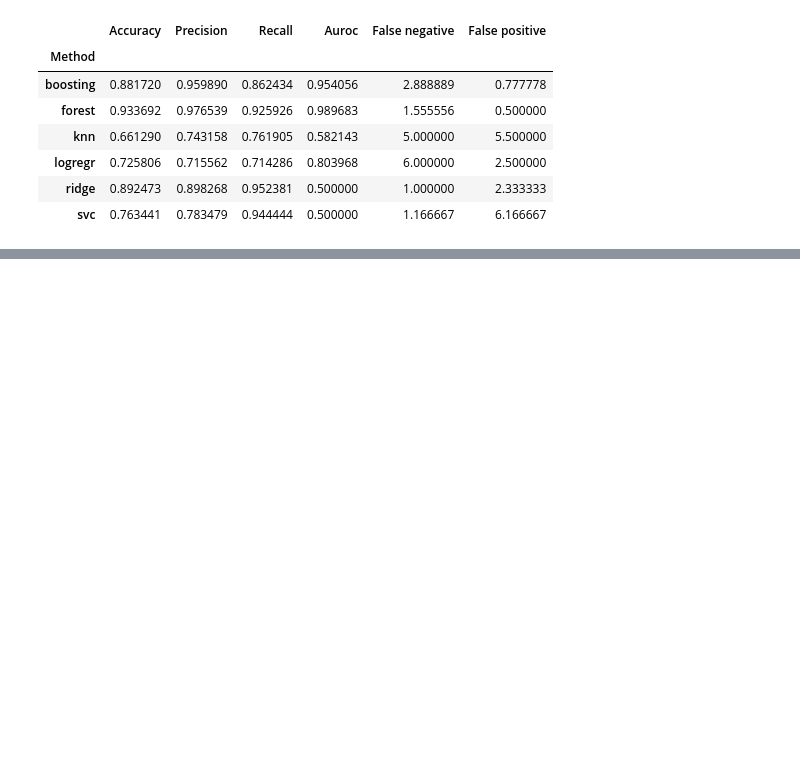
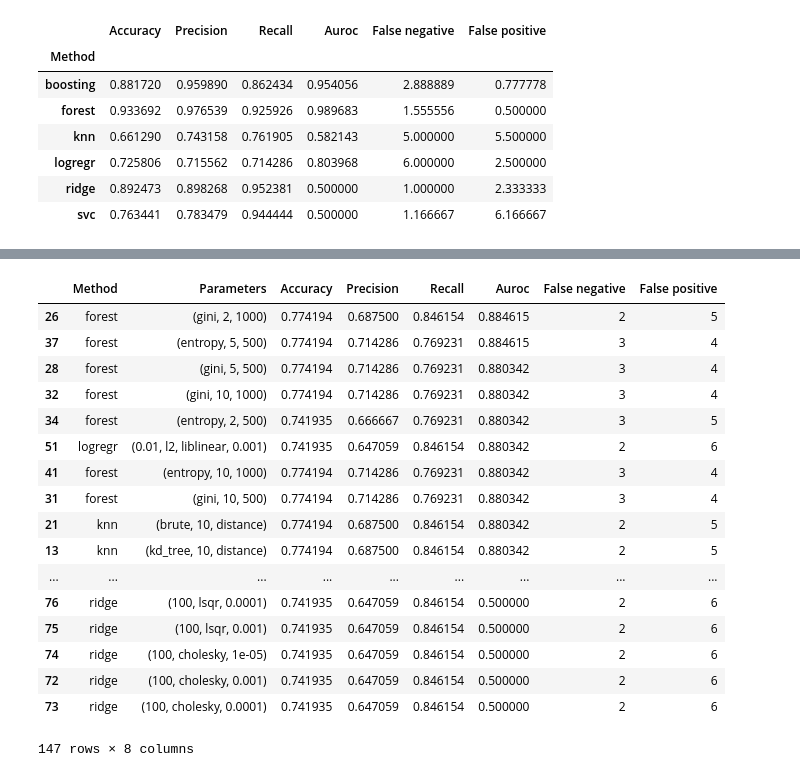
Before and after one commit to valfehr/Heart-Disease-Prediction, a Jupyter notebook: Heart capstone.ipynb, the cells around one changed output, grey strips where cells are left out. Cells and saved outputs as stored; diff of their text form; code cells hidden in the pictures; blank space fills up the shorter version.

```diff
--- a/Heart capstone.ipynb
+++ b/Heart capstone.ipynb
@@ -206,3 +224,5 @@ results.groupby('Method').mean()
 | logregr | 0.725806 | 0.715562 | 0.714286 | 0.803968 | 6.000000 | 2.500000 |
 | ridge | 0.892473 | 0.898268 | 0.952381 | 0.500000 | 1.000000 | 2.333333 |
 | svc | 0.763441 | 0.783479 | 0.944444 | 0.500000 | 1.166667 | 6.166667 |
+# %%
+best = ensemble.RandomForestClassifier(n_estimators=100, criterion='gini', max_depth=10)
@@ -208,0 +243,22 @@ results.groupby('Method').mean()
+# %%
+loo = LeaveOneOut()
+# %%
+results_2 = pd.DataFrame()
+for train_index, test_index in loo.split(X):
+
+    X_train, X_test = X[X.index.isin(train_index)], X[X.index.isin(test_index)]
+    y_train, y_test = y[y.index.isin(train_index)], y[y.index.isin(test_index)]
+
+    best.fit(X_train, y_train.values.ravel())
+    y_pred = best.predict(X_test)
+    #y_prob = best.predict_proba(X_test)[:,1] #More expensive
+
+    #Auroc = roc_auc_score(y_test, y_prob) #More expensive
+    #tn, fp, fn, tp = confusion_matrix(y_test, y_pred).ravel()
+    Accuracy = accuracy_score(y_test, y_pred)
+    #Precision = precision_score(y_test, y_pred)
+    #Recall = recall_score(y_test, y_pred)
+
+    df3 = pd.DataFrame([Accuracy], columns = ['Accuracy'])
+
+    results_2 = results_2.append(df3, ignore_index=True)
@@ -208,0 +271,2 @@ results.groupby('Method').mean()
+# %%
+results_scaled =  grid_search(X_train_scaled, X_test_scaled, y_train, y_test)
@@ -208,0 +308,21 @@ results.groupby('Method').mean()
+# %%
+results_scaled.sort_values(by='Auroc', ascending=False)
+# %% [output]
+|  | Method | Parameters | Accuracy | Precision | Recall | Auroc | False negative | False positive |
+| 26 | forest | (gini, 2, 1000) | 0.774194 | 0.687500 | 0.846154 | 0.884615 | 2 | 5 |
+| 37 | forest | (entropy, 5, 500) | 0.774194 | 0.714286 | 0.769231 | 0.884615 | 3 | 4 |
+| 28 | forest | (gini, 5, 500) | 0.774194 | 0.714286 | 0.769231 | 0.880342 | 3 | 4 |
+| 32 | forest | (gini, 10, 1000) | 0.774194 | 0.714286 | 0.769231 | 0.880342 | 3 | 4 |
+| 34 | forest | (entropy, 2, 500) | 0.741935 | 0.666667 | 0.769231 | 0.880342 | 3 | 5 |
+| 51 | logregr | (0.01, l2, liblinear, 0.001) | 0.741935 | 0.647059 | 0.846154 | 0.880342 | 2 | 6 |
+| 41 | forest | (entropy, 10, 1000) | 0.774194 | 0.714286 | 0.769231 | 0.880342 | 3 | 4 |
+| 31 | forest | (gini, 10, 500) | 0.774194 | 0.714286 | 0.769231 | 0.880342 | 3 | 4 |
+| 21 | knn | (brute, 10, distance) | 0.774194 | 0.687500 | 0.846154 | 0.880342 | 2 | 5 |
+| 13 | knn | (kd_tree, 10, distance) | 0.774194 | 0.687500 | 0.846154 | 0.880342 | 2 | 5 |
+| ... | ... | ... | ... | ... | ... | ... | ... | ... |
+| 76 | ridge | (100, lsqr, 0.0001) | 0.741935 | 0.647059 | 0.846154 | 0.500000 | 2 | 6 |
+| 75 | ridge | (100, lsqr, 0.001) | 0.741935 | 0.647059 | 0.846154 | 0.500000 | 2 | 6 |
+| 74 | ridge | (100, cholesky, 1e-05) | 0.741935 | 0.647059 | 0.846154 | 0.500000 | 2 | 6 |
+| 72 | ridge | (100, cholesky, 0.001) | 0.741935 | 0.647059 | 0.846154 | 0.500000 | 2 | 6 |
+| 73 | ridge | (100, cholesky, 0.0001) | 0.741935 | 0.647059 | 0.846154 | 0.500000 | 2 | 6 |
+147 rows × 8 columns
```
Also changed, not shown: parts of 10 cells of this notebook, 1 other file.
